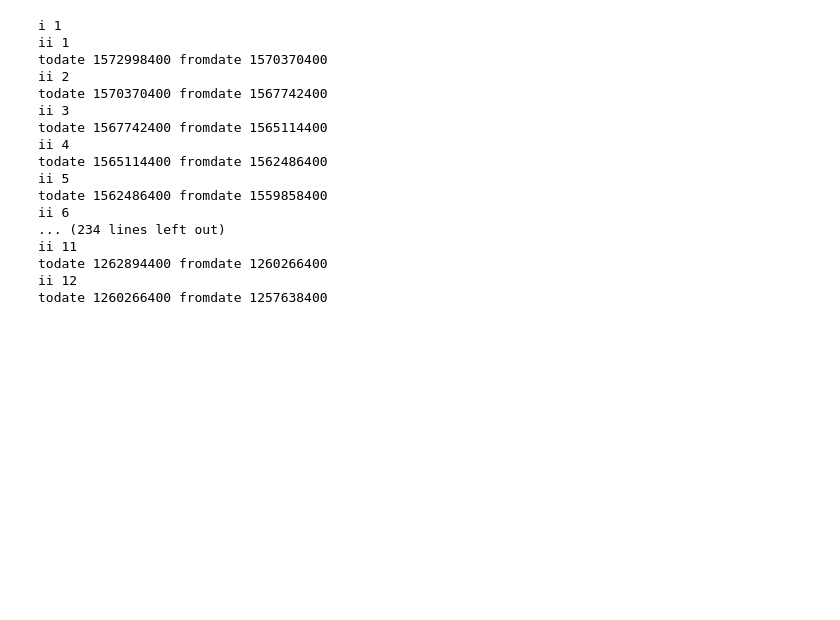
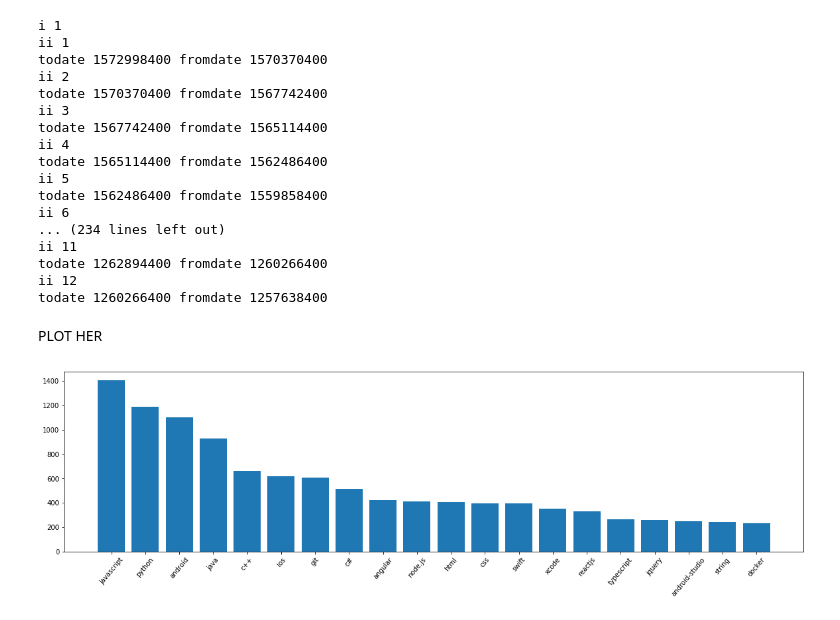
Before and after one commit to MadsVSChristensen/socialgraphs-project, a Jupyter notebook: Project assignment.ipynb, the cells around one changed output. Drawn from its saved outputs; the diff is of its cells as text; code cells hidden in the pictures; blank space fills up the shorter version.

```diff
--- a/Project assignment.ipynb
+++ b/Project assignment.ipynb
@@ -59,20 +64,18 @@ for question in stackjson['items']:
 #list of jsons
 jsons = []
 
-1546300800
-1548979200
-1551398400
-1554076800
-1556668800
-
+allTags = []
 
 # variables
 oneYear=86400*365
 oneMonth=int(oneYear/12)
 todate=1572998400
 fromdate=1572998400-oneMonth
+# 10 years back
+yearList = []
 for i in range(1,11):
     print("i",i)
+    year = []
     for ii in range (1,13):
         print("ii", ii)
         print("todate",todate,"fromdate",fromdate)
@@ -82,8 +85,13 @@ for i in range(1,11):
         src = gzipFile.read()
         stackjson = json.loads(src)
         jsons.append(stackjson)
+        for question in stackjson['items']:
+            taglist = [re.sub(r"(-)*(\d)+(\..)*","",tag) for tag in question['tags']]
+            allTags.extend(list(dict.fromkeys(taglist)))
+            year.extend(list(dict.fromkeys(taglist)))
         todate-=oneMonth
         fromdate-=oneMonth
+    yearList.append(year)
 # %% [output]
 i 1
 ii 1
@@ -104,0 +137,18 @@ todate 1260266400 fromdate 1257638400
+# %%
+allTags = [re.sub(r"(-)*(\d)+(\..)*","",tag) for tag in allTags]
+tagDict = Counter(allTags)
+#tagDictOrd = OrderedDict(sorted(d.items(), key=lambda t: t[1]))
+#allTags
+#print(tagDict)
+# %% [markdown]
+PLOT HER
+# %%
+sorted_x = sorted(tagDict.items(), key=lambda kv: kv[1], reverse=True)
+n_items = sorted_x[0:20]
+x, y = zip(*n_items) # unpack a list of pairs into two tuples
+plt.figure(figsize=(20,5))
+plt.bar(x, y)
+plt.xticks(rotation=50)
+plt.show()
+# %% [output]
+[figure, added]
```
Also changed, not shown: parts of 6 cells of this notebook, 1 other file.
